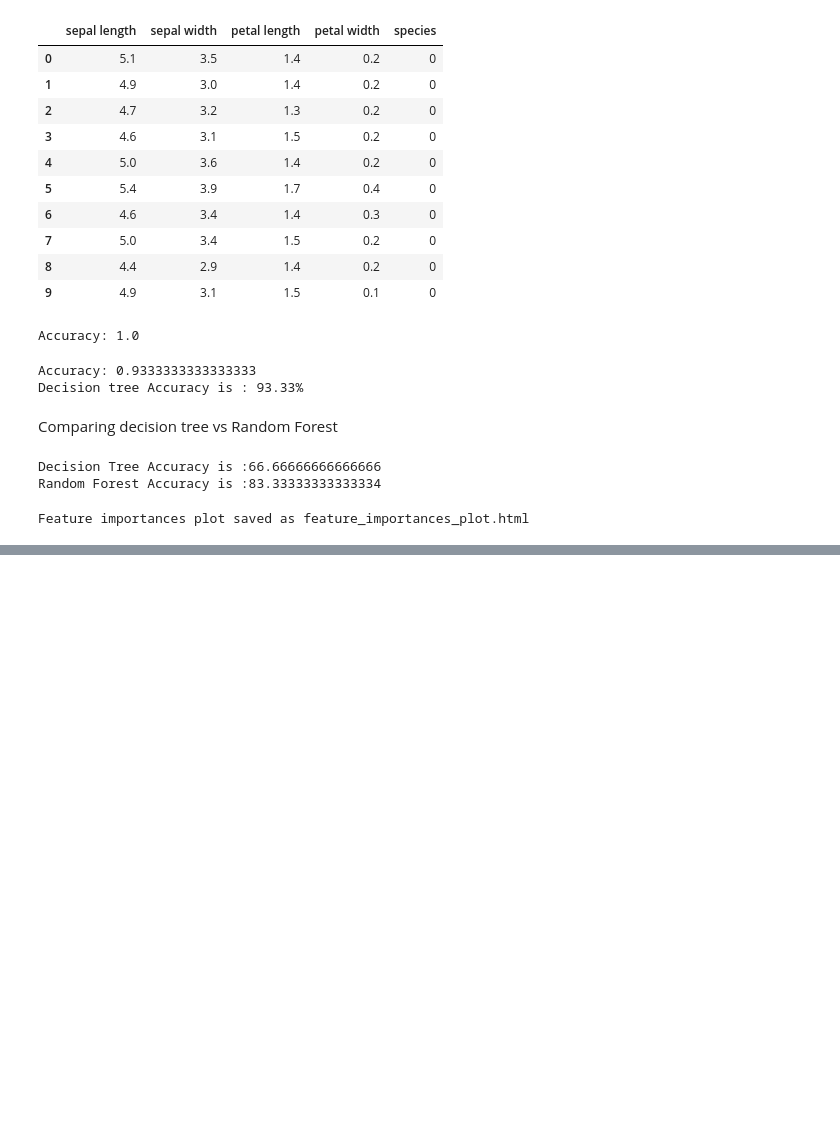
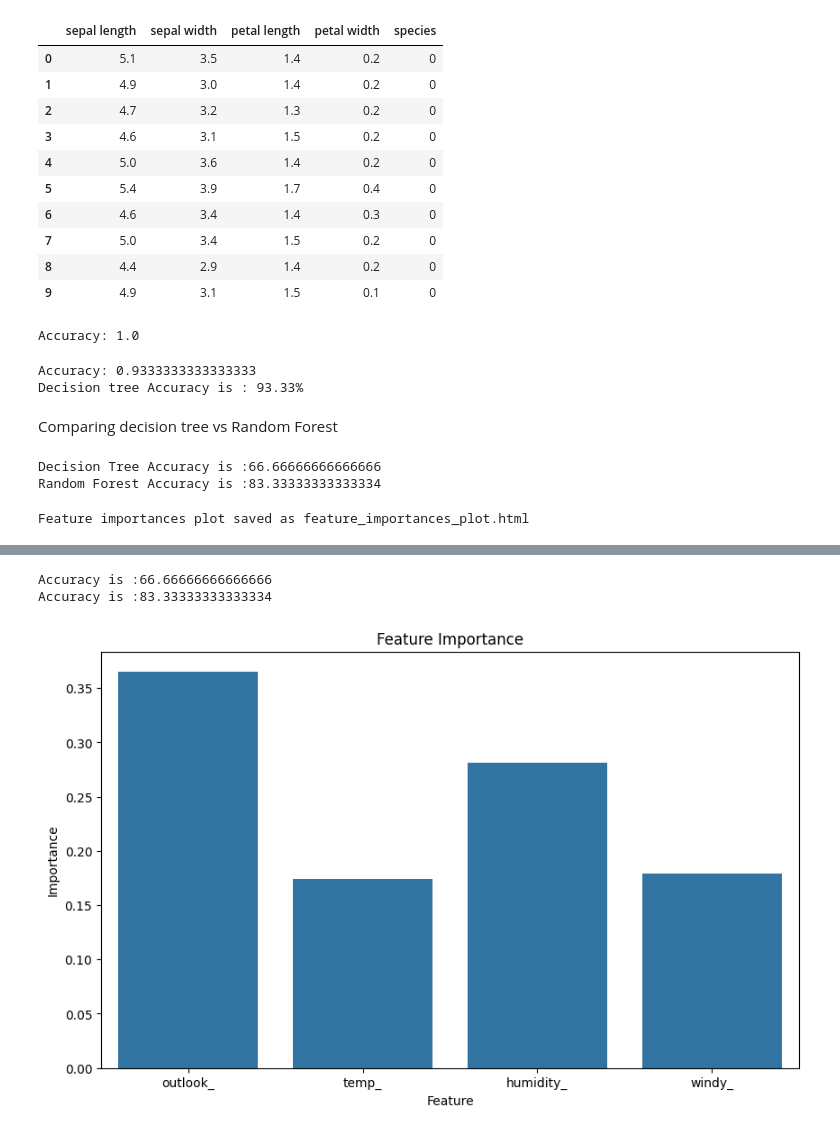
Before and after one commit to Rashay01/Machine-Learning-Notes, a Jupyter notebook: Day2.ipynb, the cells around one changed output, grey strips where cells are left out. Drawn from its saved outputs; the diff is of its cells as text; code cells hidden in the pictures; blank space fills up the shorter version.

```diff
--- a/Day2.ipynb
+++ b/Day2.ipynb
@@ -675,0 +611,54 @@ KeyError: "None of [Index(['outlook_', 'temp_'], dtype='object')] are in the [co
+# %%
+from sklearn.model_selection import train_test_split
+from sklearn.tree import DecisionTreeClassifier
+from sklearn.metrics import accuracy_score
+from sklearn import tree
+from sklearn.preprocessing import LabelEncoder
+
+import pandas as pd
+import numpy as np
+
+df = pd.read_csv('content/dtdb.csv')
+
+lb = LabelEncoder()
+df['outlook_'] = lb.fit_transform(df['outlook'])
+df['temp_'] = lb.fit_transform(df['temp'] )
+df['humidity_'] = lb.fit_transform(df['humidity'] )
+df['windy_'] = lb.fit_transform(df['windy'] )
+df['play_'] = lb.fit_transform(df['play'] )
+X = df.iloc[:,5:9]
+Y = df.iloc[:,9]
+
+X_train, X_test , y_train,y_test = train_test_split(X, Y, test_size = 0.4, random_state = 100)
+
+clf_entropy = DecisionTreeClassifier(criterion='entropy')
+clf_entropy.fit(X_train.astype(int),y_train.astype(int))
+y_pred_en = clf_entropy.predict(X_test)
+
+print("Accuracy is :{0}".format(accuracy_score(y_test.astype(int),y_pred_en) * 100))
+################################################################
+from sklearn.ensemble import RandomForestClassifier
+#Create a Gaussian Classifier
+clf_entropy=RandomForestClassifier(n_estimators=1000)
+clf_entropy.fit(X_train.astype(int),y_train.astype(int))
+y_pred_en = clf_entropy.predict(X_test)
+
+print("Accuracy is :{0}".format(accuracy_score(y_test.astype(int),y_pred_en) * 100))
+
+
+
+import seaborn as sns
+import matplotlib.pyplot as plt
+importance = clf_entropy.feature_importances_
+# Use 'columns' attribute to get feature names if using older pandas version
+feature_name = df.columns[5:9]
+plt.figure(figsize=(10,6))
+sns.barplot(x=feature_name, y=importance)
+plt.title('Feature Importance')
+plt.xlabel('Feature')
+plt.ylabel('Importance')
+plt.show()
+# %% [output]
+Accuracy is :66.66666666666666
+Accuracy is :83.33333333333334
+[figure, added]
```
Also changed, not shown: parts of 5 cells of this notebook, 1 other file.
